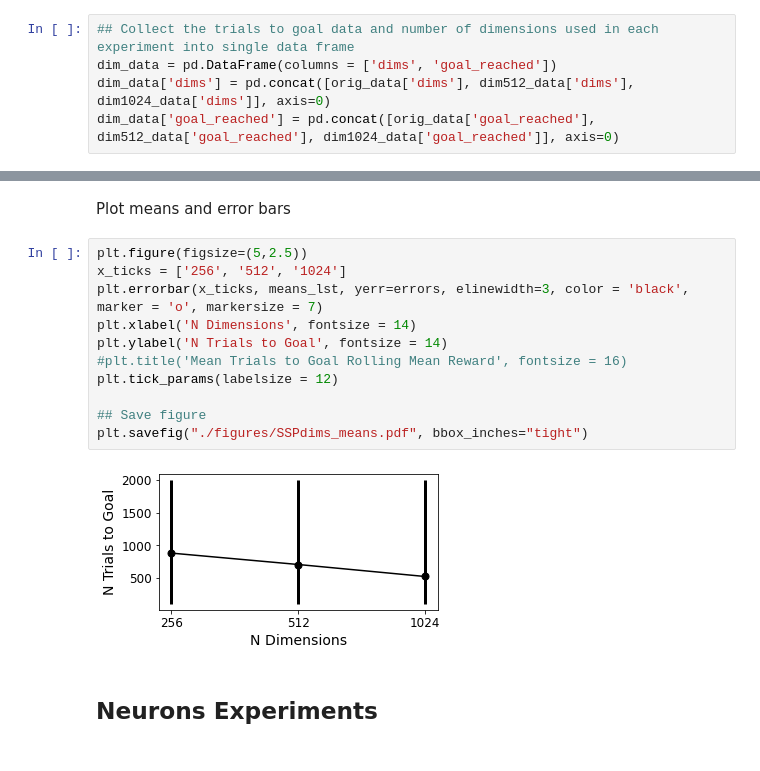
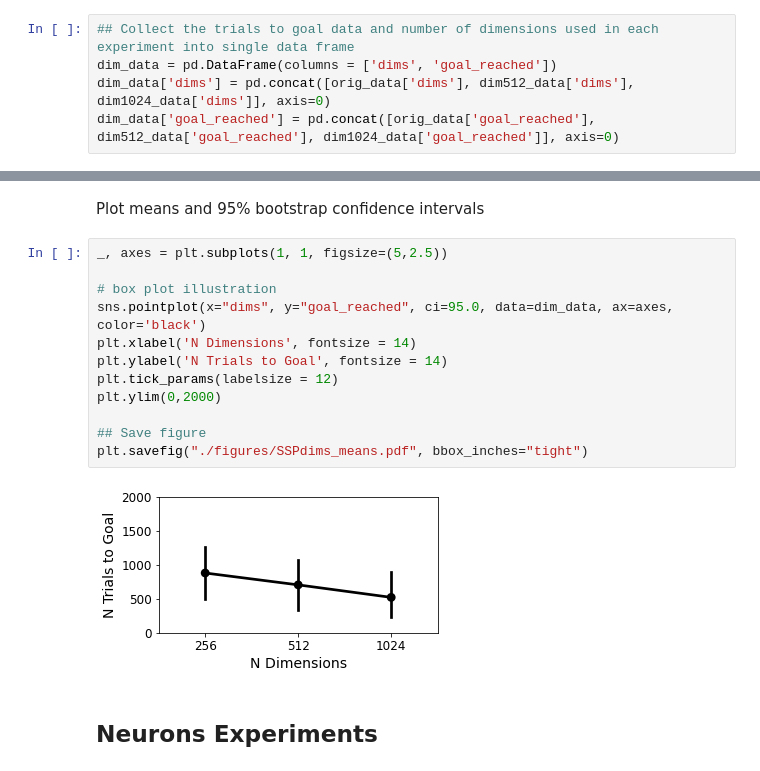
Before and after one commit to maddybartlett/Fast_RL_with_Bio_Based_Reps, a Jupyter notebook: TDLam_SSP_Exploration.ipynb, the cells around one changed output, grey strips where cells are left out. Drawn from its saved outputs; the diff is of its cells as text.

```diff
--- a/TDLam_SSP_Exploration.ipynb
+++ b/TDLam_SSP_Exploration.ipynb
@@ -178,18 +133,19 @@ errors = ci_to_errsize(ci, means_lst)
 # %% [markdown]
-Plot means and error bars
+Plot means and 95% bootstrap confidence intervals
-# %%
-plt.figure(figsize=(5,2.5))
-x_ticks = ['256', '512', '1024']
-plt.errorbar(x_ticks, means_lst, yerr=errors, elinewidth=3, color = 'black', marker = 'o', markersize = 7)
-plt.xlabel('N Dimensions', fontsize = 14)
-plt.ylabel('N Trials to Goal', fontsize = 14)
-#plt.title('Mean Trials to Goal Rolling Mean Reward', fontsize = 16)
-plt.tick_params(labelsize = 12)
-
-## Save figure
-plt.savefig("./figures/SSPdims_means.pdf", bbox_inches="tight")
-# %% [output]
-[figure, removed]
+# %%
+_, axes = plt.subplots(1, 1, figsize=(5,2.5))
+
+# box plot illustration
+sns.pointplot(x="dims", y="goal_reached", ci=95.0, data=dim_data, ax=axes, color='black')
+plt.xlabel('N Dimensions', fontsize = 14)
+plt.ylabel('N Trials to Goal', fontsize = 14)
+plt.tick_params(labelsize = 12)
+plt.ylim(0,2000)
+
+## Save figure
+plt.savefig("./figures/SSPdims_means.pdf", bbox_inches="tight")
+# %% [output]
+[figure, added]
 # %% [markdown]
 ## Neurons Experiments
 # %% [markdown]
```
Also changed, not shown: parts of 12 cells of this notebook.
